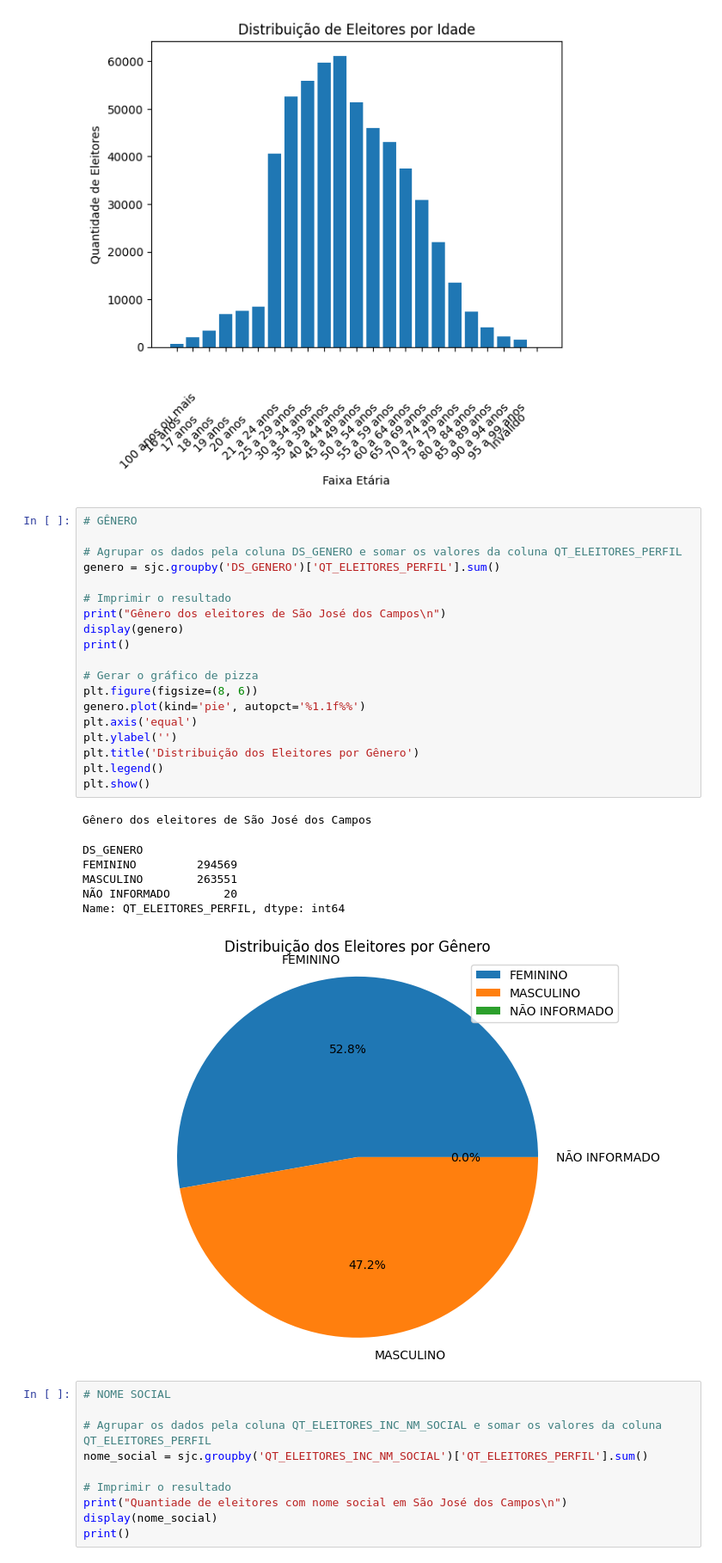
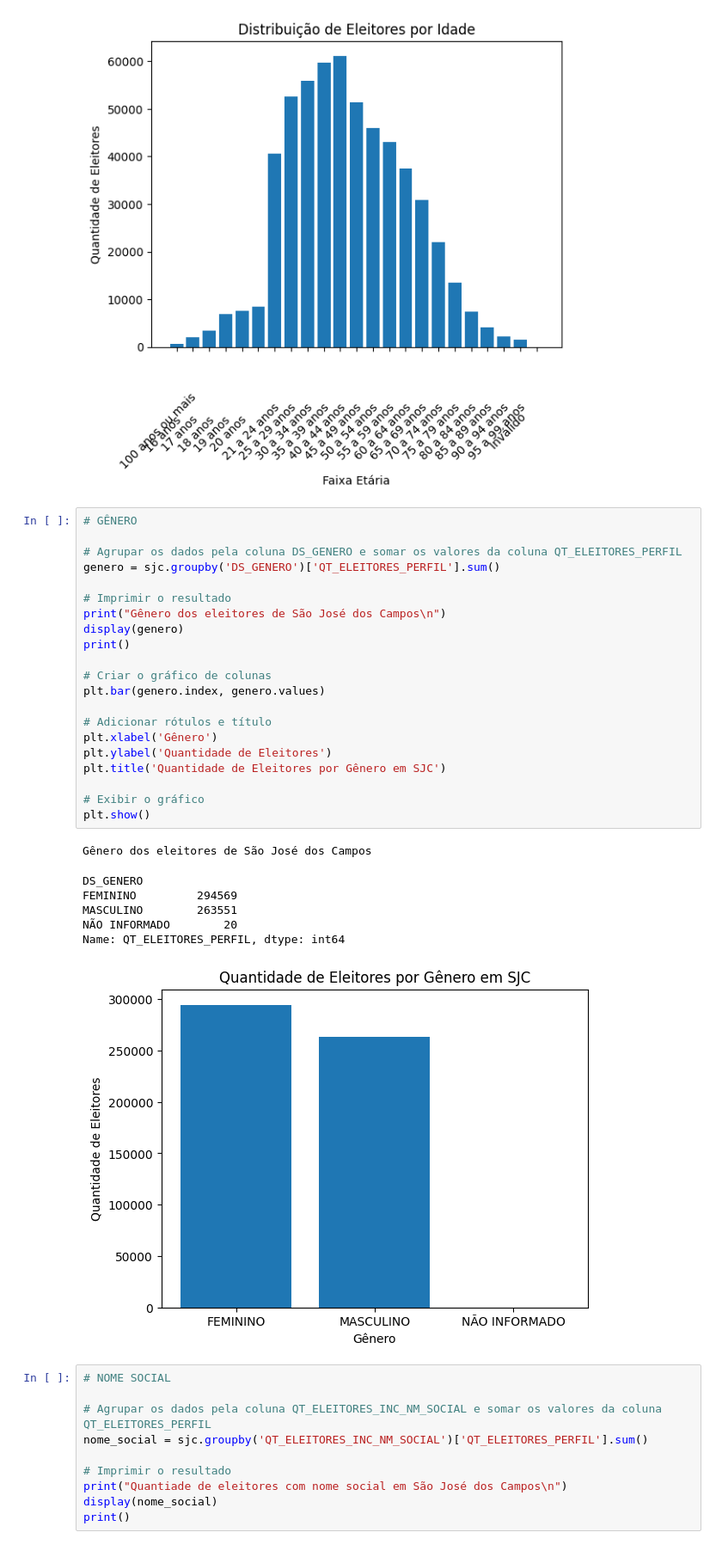
Before and after one commit to toniprado/ProjetoEleicoes, a Jupyter notebook: Projeto.ipynb, the cells around one changed output. Shown at 86% size. Cells and saved outputs as stored; diff of their text form.

```diff
--- a/Projeto.ipynb
+++ b/Projeto.ipynb
@@ -178,30 +178,32 @@ Name: QT_ELEITORES_PERFIL, dtype: int64
 # %%
 # GÊNERO
 
 # Agrupar os dados pela coluna DS_GENERO e somar os valores da coluna QT_ELEITORES_PERFIL
 genero = sjc.groupby('DS_GENERO')['QT_ELEITORES_PERFIL'].sum()
 
 # Imprimir o resultado
 print("Gênero dos eleitores de São José dos Campos\n")
 display(genero)
 print()
 
-# Gerar o gráfico de pizza
-plt.figure(figsize=(8, 6))
-genero.plot(kind='pie', autopct='%1.1f%%')
-plt.axis('equal')
-plt.ylabel('')
-plt.title('Distribuição dos Eleitores por Gênero')
-plt.legend()
+# Criar o gráfico de colunas
+plt.bar(genero.index, genero.values)
+
+# Adicionar rótulos e título
+plt.xlabel('Gênero')
+plt.ylabel('Quantidade de Eleitores')
+plt.title('Quantidade de Eleitores por Gênero em SJC')
+
+# Exibir o gráfico
 plt.show()
 # %% [output]
 Gênero dos eleitores de São José dos Campos
 DS_GENERO
 FEMININO         294569
 MASCULINO        263551
 NÃO INFORMADO        20
 Name: QT_ELEITORES_PERFIL, dtype: int64
-[figure, old version]
+[figure, new version]
 # %%
 # NOME SOCIAL
 
```
Also changed, not shown: parts of 1 cell of this notebook.
